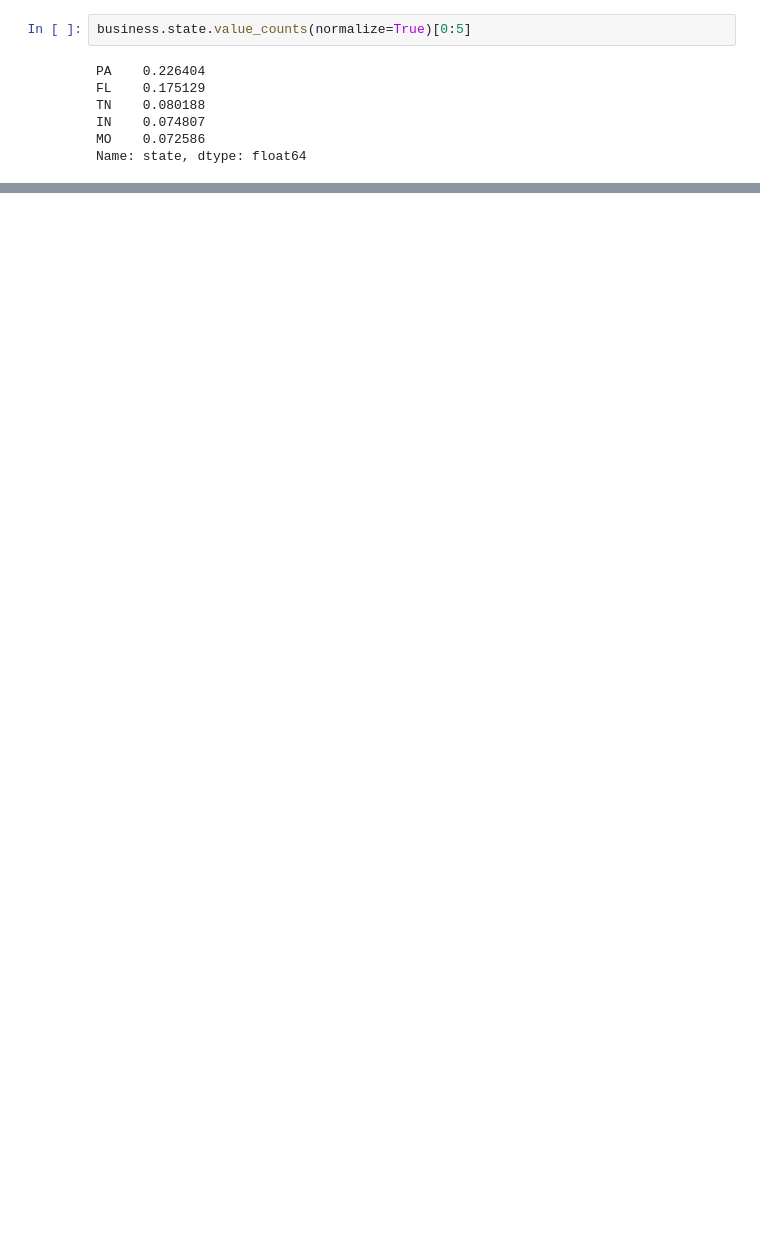
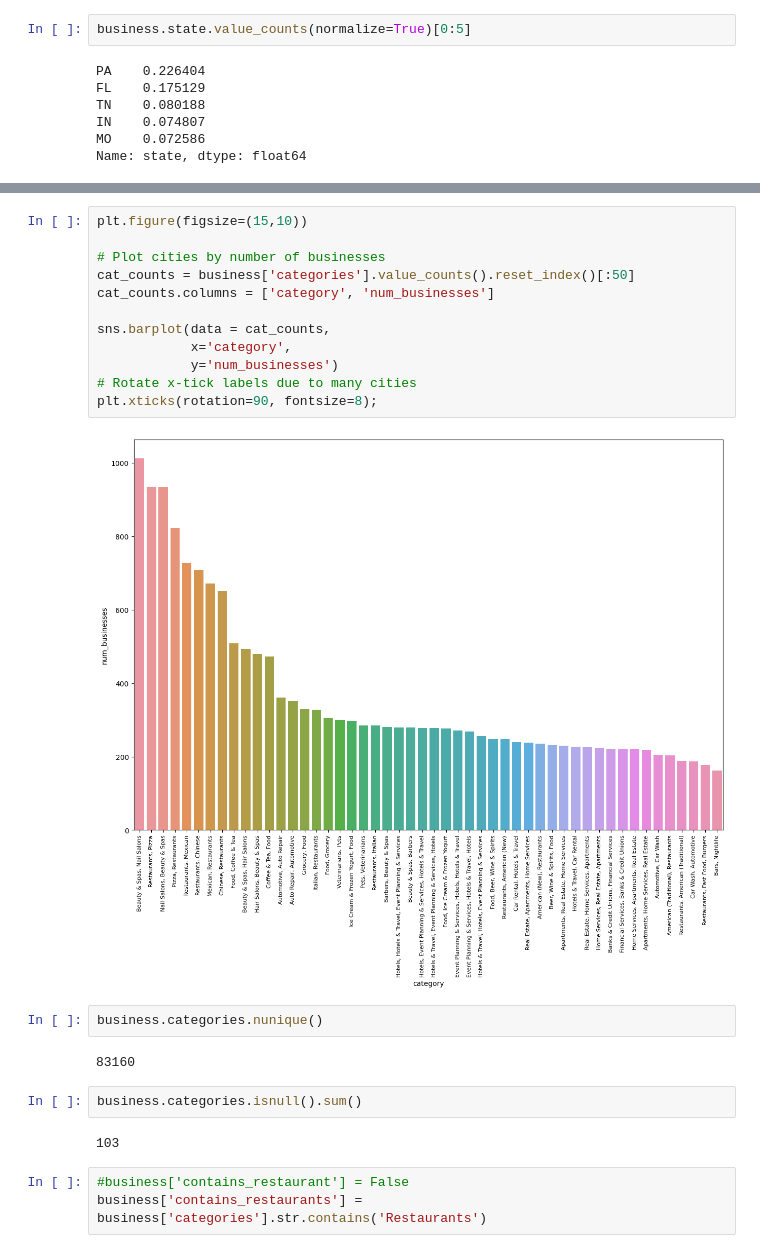
Before and after one commit to Dimasaur/scorecast, a Jupyter notebook: eda/quentin_business_eda.ipynb, the cells around one changed output, grey strips where cells are left out. Saved outputs shown, nothing was run; the diff lists cells and outputs as text; blank space fills up the shorter version.

Commit message:
More EDA and create restaurants file

```diff
--- a/eda/quentin_eda.ipynb
+++ b/eda/quentin_business_eda.ipynb
@@ -242,0 +229,25 @@ Shape
+# %%
+plt.figure(figsize=(15,10))
+
+# Plot cities by number of businesses
+cat_counts = business['categories'].value_counts().reset_index()[:50]
+cat_counts.columns = ['category', 'num_businesses']
+
+sns.barplot(data = cat_counts,
+            x='category',
+            y='num_businesses')
+# Rotate x-tick labels due to many cities
+plt.xticks(rotation=90, fontsize=8);
+# %% [output]
+[figure, added]
+# %%
+business.categories.nunique()
+# %% [output]
+83160
+# %%
+business.categories.isnull().sum()
+# %% [output]
+103
+# %%
+#business['contains_restaurant'] = False
+business['contains_restaurants'] = business['categories'].str.contains('Restaurants')
```
Also changed, not shown: parts of 22 cells of this notebook, 2 other files.
